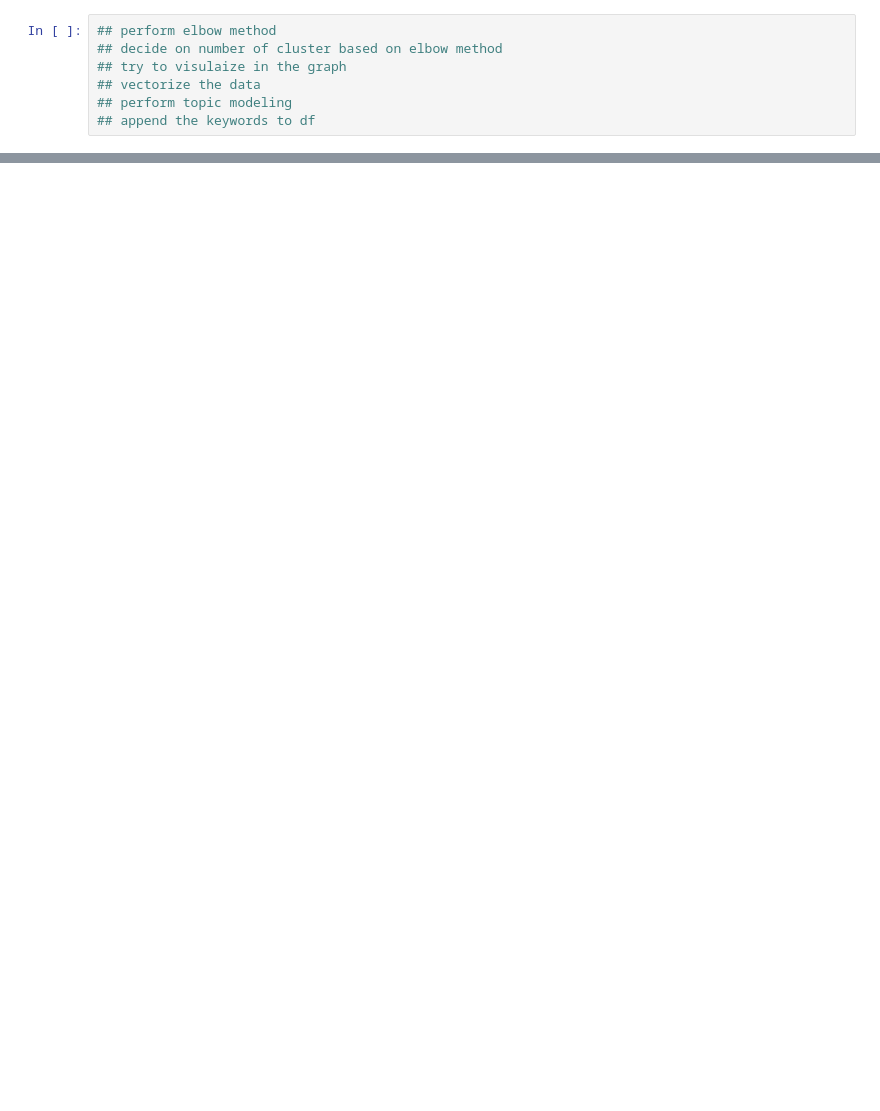
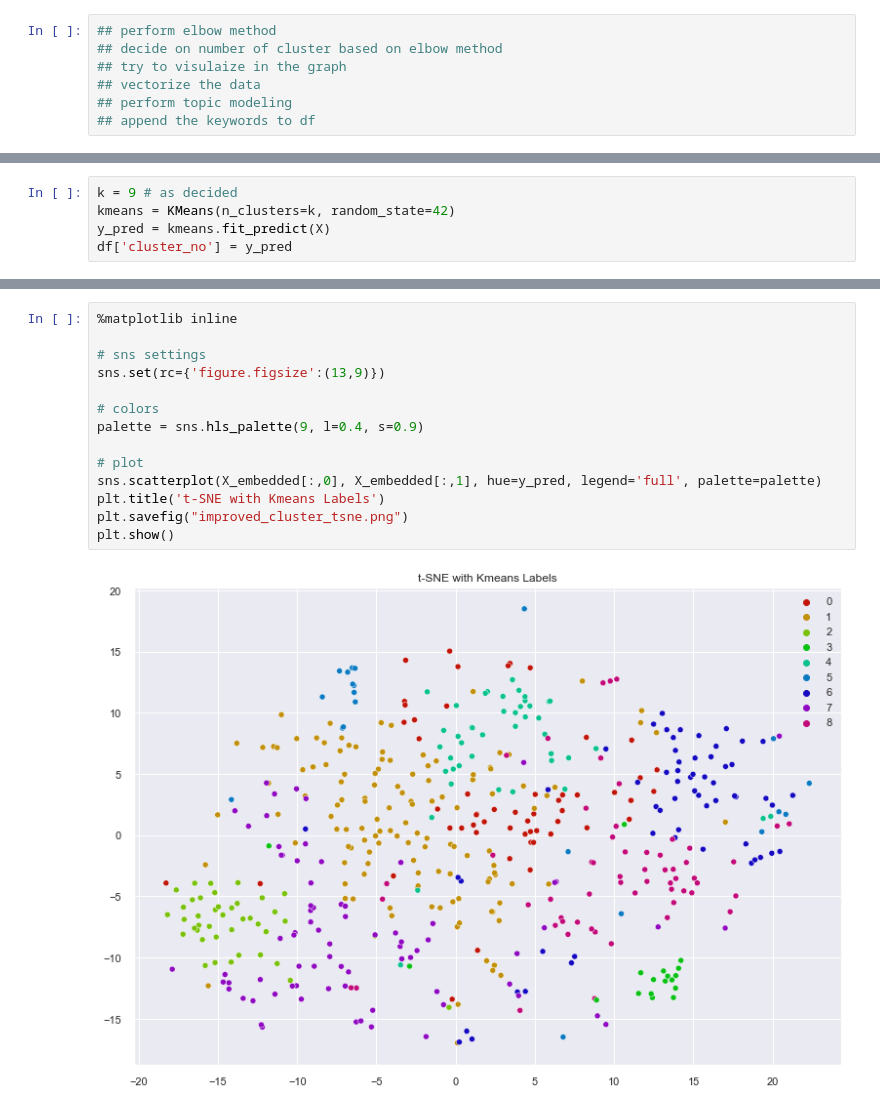
Before and after one commit to bivas16/RAG, a Jupyter notebook: clustering_app.ipynb, the cells around one changed output, grey strips where cells are left out. Saved outputs shown, nothing was run; the diff lists cells and outputs as text; blank space fills up the shorter version.

```diff
--- a/clustering_app.ipynb
+++ b/clustering_app.ipynb
@@ -138,0 +202,5 @@ for k in K:
+# %%
+k = 9 # as decided
+kmeans = KMeans(n_clusters=k, random_state=42)
+y_pred = kmeans.fit_predict(X)
+df['cluster_no'] = y_pred
@@ -138,0 +241,16 @@ for k in K:
+# %%
+%matplotlib inline
+
+# sns settings
+sns.set(rc={'figure.figsize':(13,9)})
+
+# colors
+palette = sns.hls_palette(9, l=0.4, s=0.9)
+
+# plot
+sns.scatterplot(X_embedded[:,0], X_embedded[:,1], hue=y_pred, legend='full', palette=palette)
+plt.title('t-SNE with Kmeans Labels')
+plt.savefig("improved_cluster_tsne.png")
+plt.show()
+# %% [output]
+[figure, added]
```
Also changed, not shown: parts of 16 cells of this notebook.
